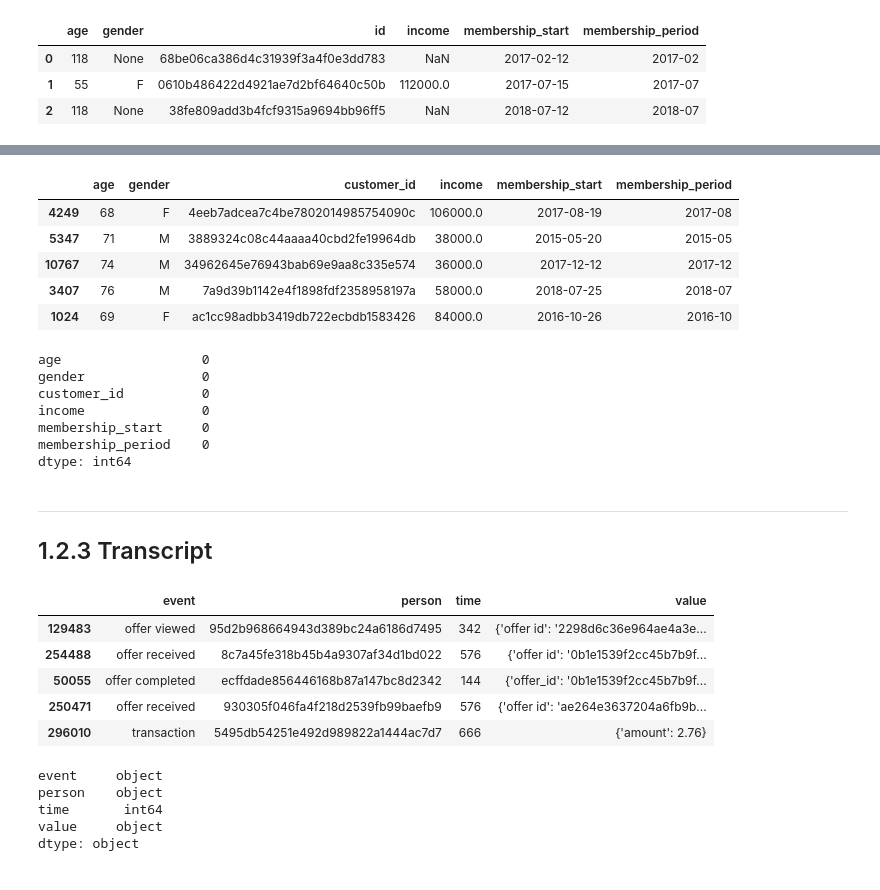
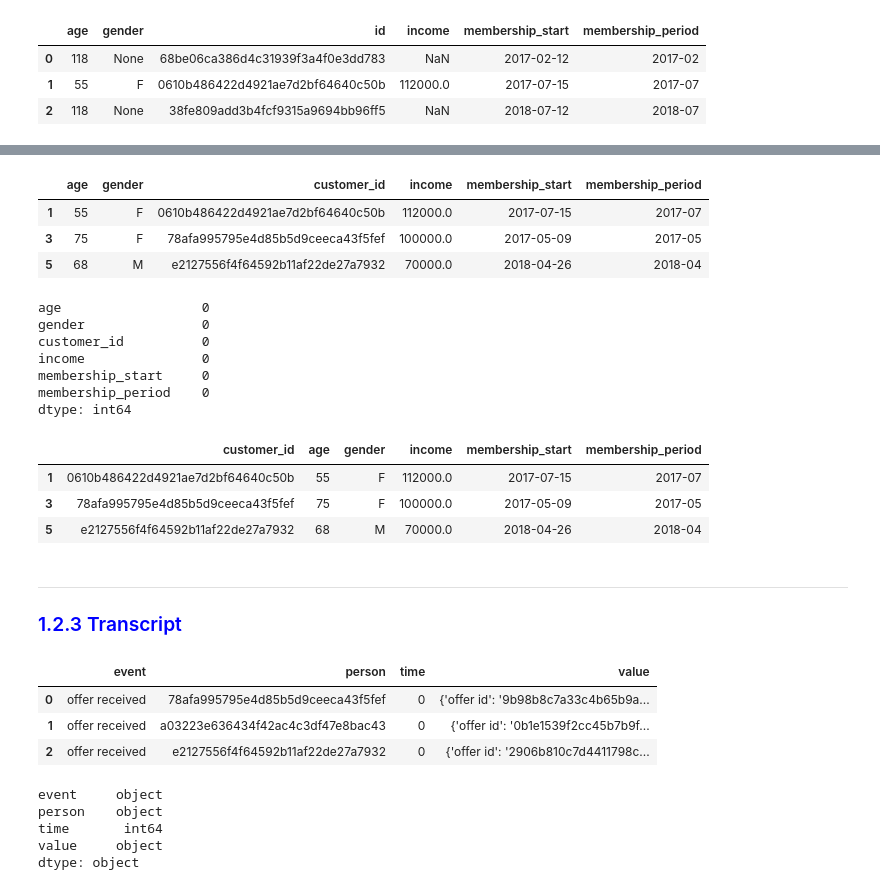
Before and after one commit to salitr/starbucks_offers_analysis, a Jupyter notebook: Starbucks_Capstone_notebook.ipynb, the cells around one changed output, grey strips where cells are left out. Drawn from its saved outputs; the diff is of its cells as text; code cells hidden in the pictures.

```diff
--- a/Starbucks_Capstone_notebook.ipynb
+++ b/Starbucks_Capstone_notebook.ipynb
@@ -358,13 +372,11 @@ profile_clean.rename(columns={'id': 'customer_id'}, inplace=True)
 # %%
 profile_clean = profile_clean[profile_clean.age != 118]
-profile_clean.sample(5)
+profile_clean.head(3)
 # %% [output]
 |  | age | gender | customer_id | income | membership_start | membership_period |
-| 4249 | 68 | F | 4eeb7adcea7c4be7802014985754090c | 106000.0 | 2017-08-19 | 2017-08 |
-| 5347 | 71 | M | 3889324c08c44aaaa40cbd2fe19964db | 38000.0 | 2015-05-20 | 2015-05 |
-| 10767 | 74 | M | 34962645e76943bab69e9aa8c335e574 | 36000.0 | 2017-12-12 | 2017-12 |
-| 3407 | 76 | M | 7a9d39b1142e4f1898fdf2358958197a | 58000.0 | 2018-07-25 | 2018-07 |
-| 1024 | 69 | F | ac1cc98adbb3419db722ecbdb1583426 | 84000.0 | 2016-10-26 | 2016-10 |
+| 1 | 55 | F | 0610b486422d4921ae7d2bf64640c50b | 112000.0 | 2017-07-15 | 2017-07 |
+| 3 | 75 | F | 78afa995795e4d85b5d9ceeca43f5fef | 100000.0 | 2017-05-09 | 2017-05 |
+| 5 | 68 | M | e2127556f4f64592b11af22de27a7932 | 70000.0 | 2018-04-26 | 2018-04 |
 # %%
 profile_clean.isnull().sum()
 # %% [output]
@@ -375,20 +387,26 @@ income               0
 membership_start     0
 membership_period    0
 dtype: int64
+# %%
+profile_clean = profile_clean[['customer_id', 'age', 'gender', 'income', 'membership_start', 'membership_period']]
+profile_clean.head(3)
+# %% [output]
+|  | customer_id | age | gender | income | membership_start | membership_period |
+| 1 | 0610b486422d4921ae7d2bf64640c50b | 55 | F | 112000.0 | 2017-07-15 | 2017-07 |
+| 3 | 78afa995795e4d85b5d9ceeca43f5fef | 75 | F | 100000.0 | 2017-05-09 | 2017-05 |
+| 5 | e2127556f4f64592b11af22de27a7932 | 68 | M | 70000.0 | 2018-04-26 | 2018-04 |
 # %% [markdown]
 ---
-## 1.2.3 Transcript
+### <font color=blue> 1.2.3 Transcript
 # %%
 transcript_clean = transcript.copy()
-# %%
-transcript_clean.sample(5)
-# %% [output]
-|  | event | person | time | value |
-| 129483 | offer viewed | 95d2b968664943d389bc24a6186d7495 | 342 | {'offer id': '2298d6c36e964ae4a3e... |
-| 254488 | offer received | 8c7a45fe318b45b4a9307af34d1bd022 | 576 | {'offer id': '0b1e1539f2cc45b7b9f... |
-| 50055 | offer completed | ecffdade856446168b87a147bc8d2342 | 144 | {'offer_id': '0b1e1539f2cc45b7b9f... |
-| 250471 | offer received | 930305f046fa4f218d2539fb99baefb9 | 576 | {'offer id': 'ae264e3637204a6fb9b... |
-| 296010 | transaction | 5495db54251e492d989822a1444ac7d7 | 666 | {'amount': 2.76} |
+# %%
+transcript_clean.head(3)
+# %% [output]
+|  | event | person | time | value |
+| 0 | offer received | 78afa995795e4d85b5d9ceeca43f5fef | 0 | {'offer id': '9b98b8c7a33c4b65b9a... |
+| 1 | offer received | a03223e636434f42ac4c3df47e8bac43 | 0 | {'offer id': '0b1e1539f2cc45b7b9f... |
+| 2 | offer received | e2127556f4f64592b11af22de27a7932 | 0 | {'offer id': '2906b810c7d4411798c... |
 # %%
 transcript_clean.dtypes
 # %% [output]
```
Also changed, not shown: parts of 116 cells of this notebook.
